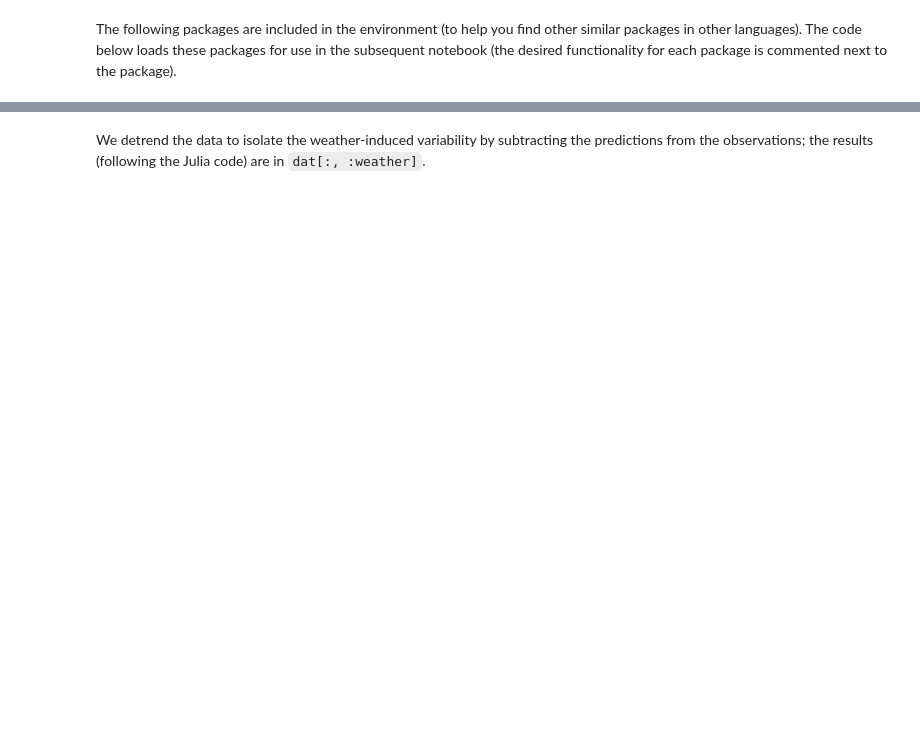
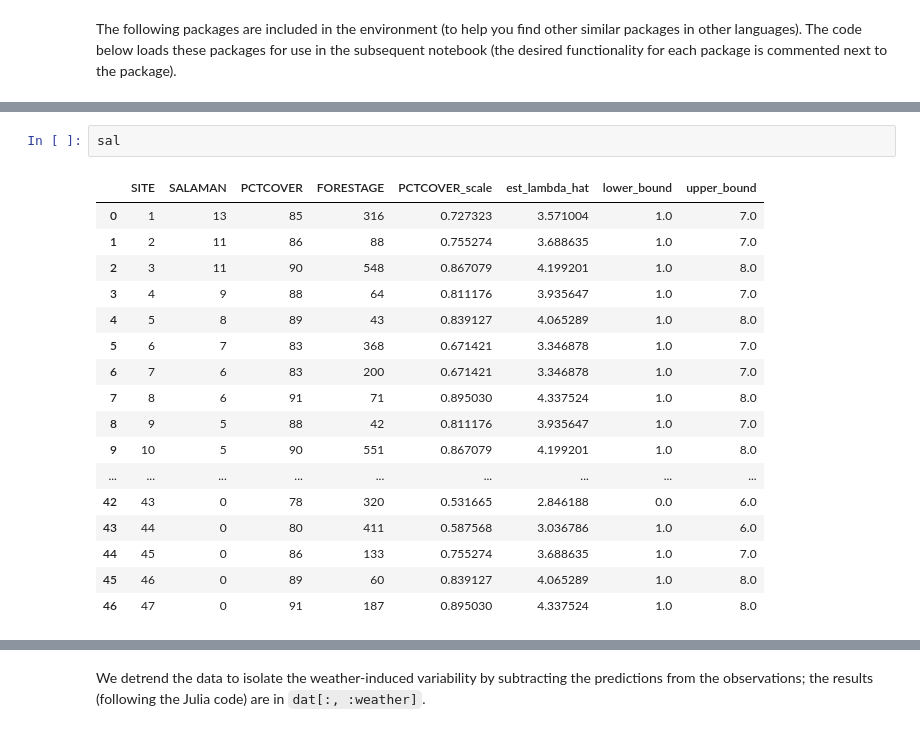
Before and after one commit to BEE4850-SP25/hw04-mcallen14, a Jupyter notebook: hw04.ipynb, the cells around one changed output, grey strips where cells are left out. Saved outputs shown, nothing was run; the diff lists cells and outputs as text; blank space fills up the shorter version.

```diff
--- a/hw04.ipynb
+++ b/hw04.ipynb
@@ -52,0 +173,20 @@ using StatsPlots # some additional statistical plotting tools
+# %%
+sal
+# %% [output]
+|  | SITE | SALAMAN | PCTCOVER | FORESTAGE | PCTCOVER_scale | est_lambda_hat | lower_bound | upper_bound |
+| 0 | 1 | 13 | 85 | 316 | 0.727323 | 3.571004 | 1.0 | 7.0 |
+| 1 | 2 | 11 | 86 | 88 | 0.755274 | 3.688635 | 1.0 | 7.0 |
+| 2 | 3 | 11 | 90 | 548 | 0.867079 | 4.199201 | 1.0 | 8.0 |
+| 3 | 4 | 9 | 88 | 64 | 0.811176 | 3.935647 | 1.0 | 7.0 |
+| 4 | 5 | 8 | 89 | 43 | 0.839127 | 4.065289 | 1.0 | 8.0 |
+| 5 | 6 | 7 | 83 | 368 | 0.671421 | 3.346878 | 1.0 | 7.0 |
+| 6 | 7 | 6 | 83 | 200 | 0.671421 | 3.346878 | 1.0 | 7.0 |
+| 7 | 8 | 6 | 91 | 71 | 0.895030 | 4.337524 | 1.0 | 8.0 |
+| 8 | 9 | 5 | 88 | 42 | 0.811176 | 3.935647 | 1.0 | 7.0 |
+| 9 | 10 | 5 | 90 | 551 | 0.867079 | 4.199201 | 1.0 | 8.0 |
+| ... | ... | ... | ... | ... | ... | ... | ... | ... |
+| 42 | 43 | 0 | 78 | 320 | 0.531665 | 2.846188 | 0.0 | 6.0 |
+| 43 | 44 | 0 | 80 | 411 | 0.587568 | 3.036786 | 1.0 | 6.0 |
+| 44 | 45 | 0 | 86 | 133 | 0.755274 | 3.688635 | 1.0 | 7.0 |
+| 45 | 46 | 0 | 89 | 60 | 0.839127 | 4.065289 | 1.0 | 8.0 |
+| 46 | 47 | 0 | 91 | 187 | 0.895030 | 4.337524 | 1.0 | 8.0 |
```
Also changed, not shown: parts of 38 cells of this notebook.
